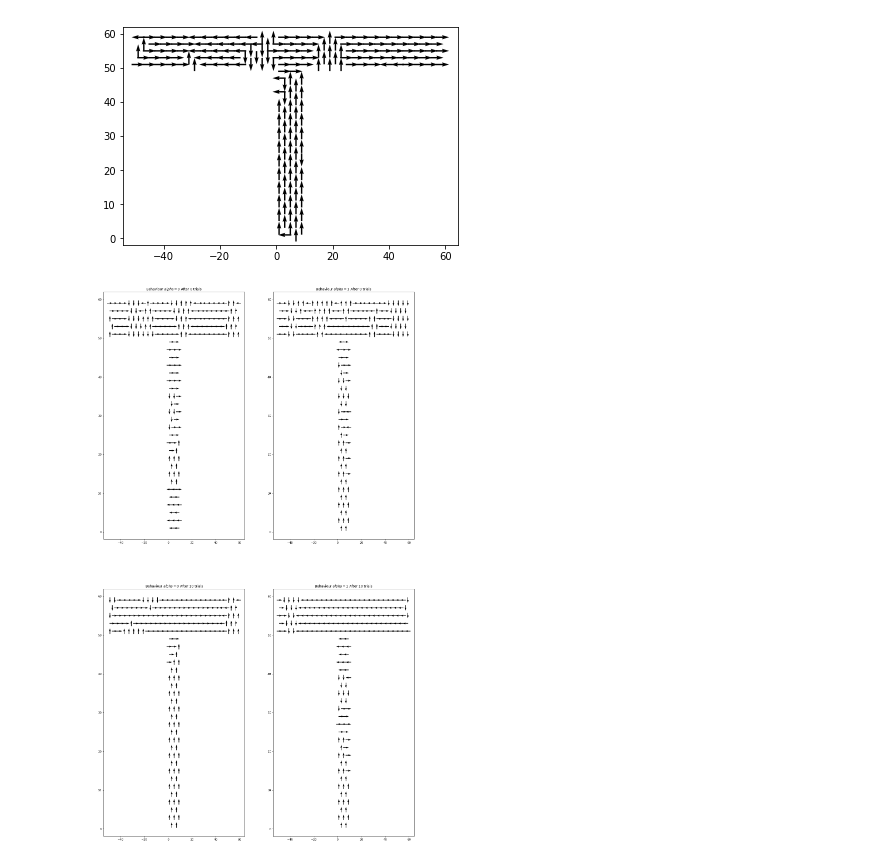
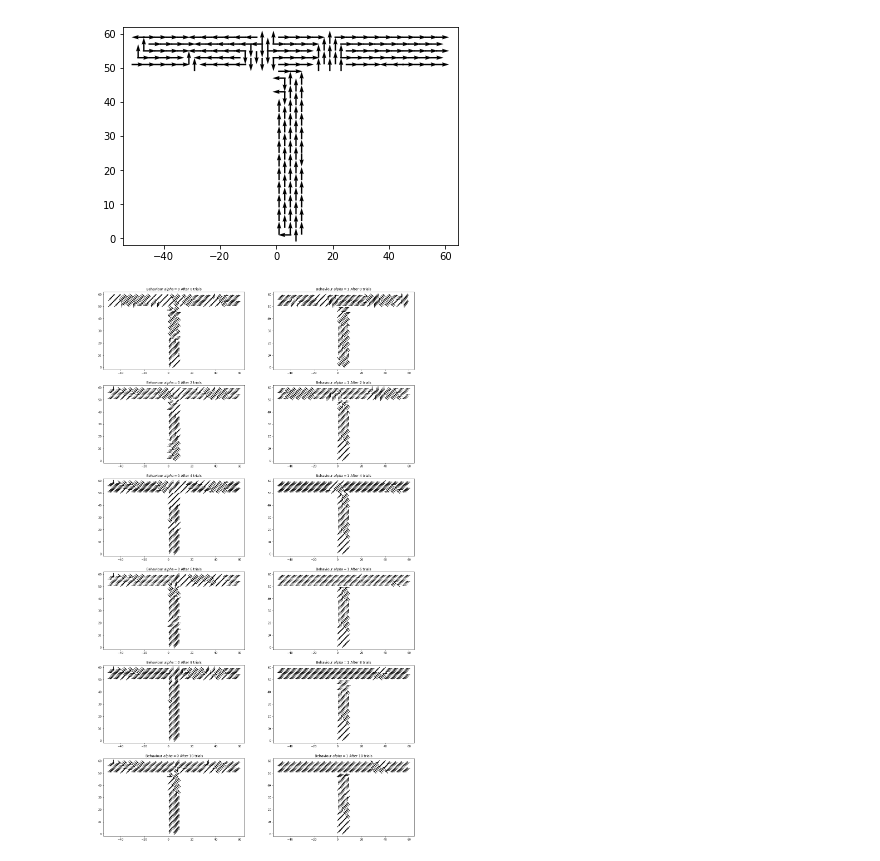
Before and after one commit to imLew/MHBF-project, a Jupyter notebook: main.ipynb, the cells around one changed output. Cells and saved outputs as stored; diff of their text form; code cells hidden in the pictures.

```diff
--- a/main.ipynb
+++ b/main.ipynb
@@ -416,33 +404,33 @@ plt.show()
 # %%
 ### this cell will our vector field function
 
 ##arguments
-resolution = .5
+resolution = 1/3
 seperation = 1/resolution
 offset = 1 #not sure if necessary, but should be small
-nTrials = 10
-nth = 2 #for plotting (plot every nth vector)
-nSnapshots = 1
-agent = Agent()
+nTrials = 20
+nth = 5 #for plotting (plot every nth vector)
+nSnapshots = 5
+agent = Agent(numActions=8)
 
+locations = agent.vector_fields(seperation=1)[0]
 nVecs = len(locations[0])
 vectors = np.zeros((nSnapshots+1,2,2,nVecs))
-
 
 k = 0
 for j in range(nTrials):
     if j%int(nTrials/nSnapshots)==0:
-        vectors[k] = vector_fields(agent,locations)
+        vectors[k] = agent.vector_fields(seperation=1)[1]
         k+=1
     agent.trial();
-vectors[-1] = vector_fields(agent, locations)
+vectors[-1] = agent.vector_fields(seperation=1)[1]
 
 fig, ax = plt.subplots(nSnapshots+1,2,figsize=(20,36))
 for j in range(nSnapshots+1):
     ax[j,0].quiver(locations[0,::nth],locations[1,::nth],vectors[j,0,0,::nth],vectors[j,0,1,::nth],pivot='mid',units='y')
     ax[j,0].set_title('Behaviour $alpha = 0$ After %.d trials'%(int(nTrials/nSnapshots)*j))
     ax[j,1].quiver(locations[0,::nth],locations[1,::nth],vectors[j,1,0,::nth],vectors[j,1,1,::nth],pivot='mid',units='y')
     ax[j,1].set_title('Behaviour $alpha = 1$ After %.d trials'%(int(nTrials/nSnapshots)*j))
 plt.show()
 # %% [output]
-[figure, old version]
+[figure, new version]
```
Also changed, not shown: parts of 2 cells of this notebook.
